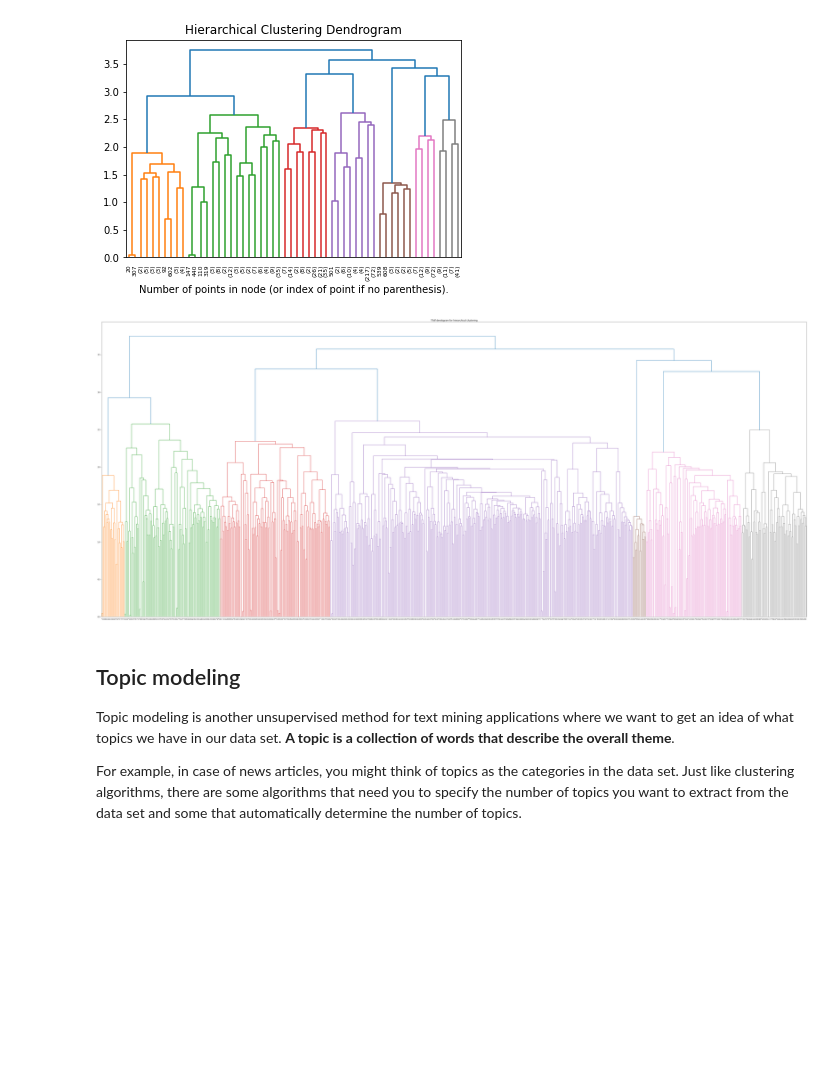
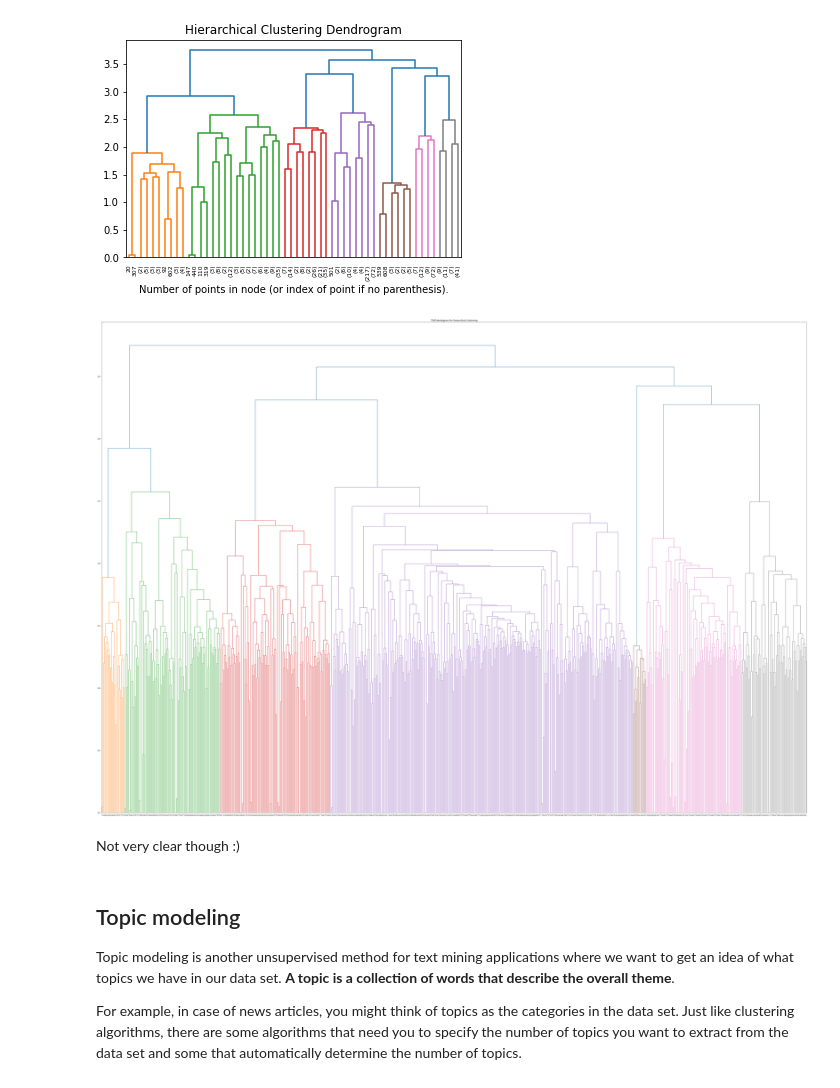
Before and after one commit to davidebonaglia/NLPandTextMining, a Jupyter notebook: Code/4. text clustering.ipynb, the cells around one changed output. Saved outputs shown, nothing was run; the diff lists cells and outputs as text; code cells hidden in the pictures; blank space fills up the shorter version.

```diff
--- a/Code/4. text clustering.ipynb
+++ b/Code/4. text clustering.ipynb
@@ -307,13 +276,15 @@ plt.show()
 # %%
 # here is another way of plotting the hc using the scipy library
 
 import scipy.cluster.hierarchy as shc
 
-plt.figure(figsize=(70, 30))
+plt.figure(figsize=(70, 50))
 plt.title("Tfidf dendogram for hierarchical clustering")
 dend = shc.dendrogram(shc.linkage(tfidf_matrix.toarray(), method='ward'))
 # %% [output]
-[figure, old version]
+[figure, new version]
+# %% [markdown]
+Not very clear though :)
 # %% [markdown]
 ## Topic modeling
 
```
Also changed, not shown: parts of 7 cells of this notebook.
